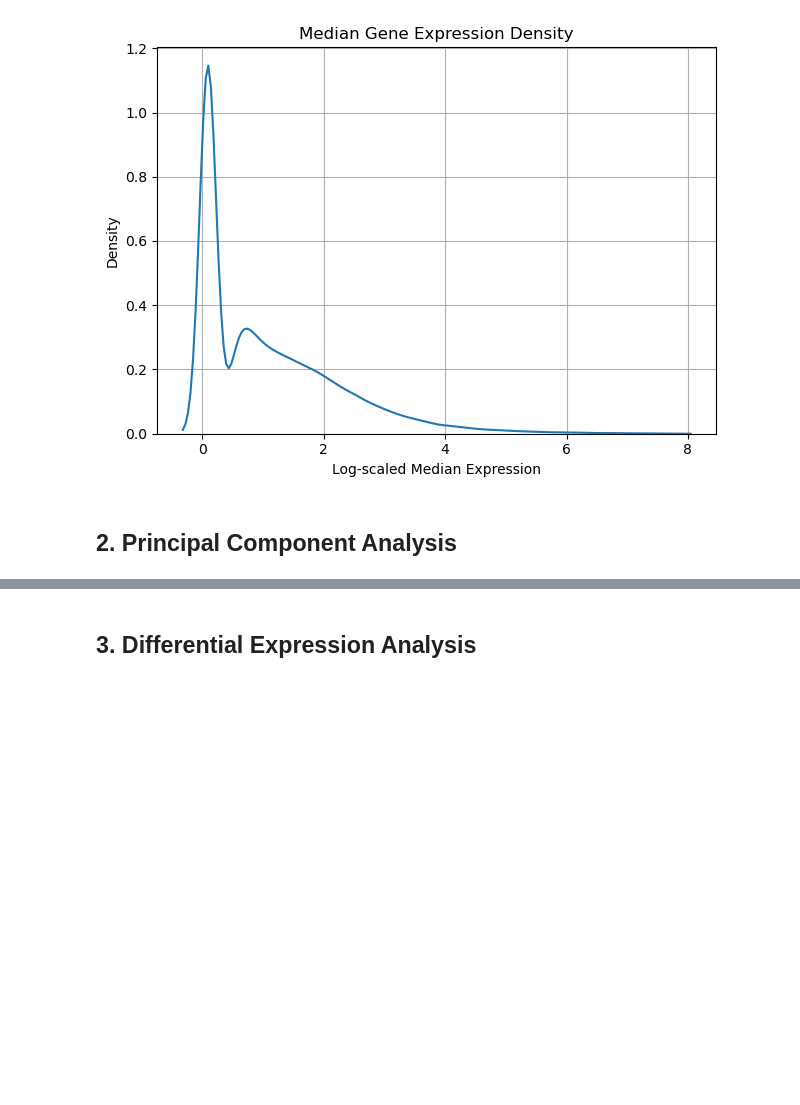
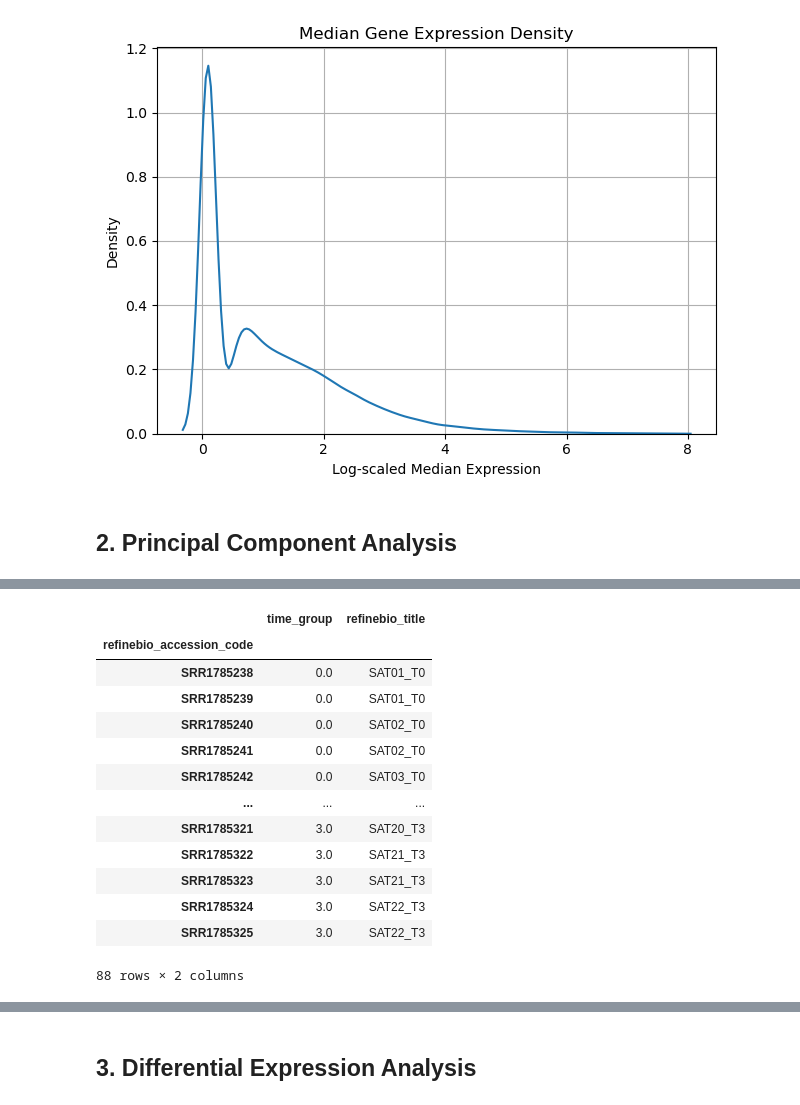
Before and after one commit to jamesh5391/bariatric-rna-seq, a Jupyter notebook: src/main.ipynb, the cells around one changed output, grey strips where cells are left out. Drawn from its saved outputs; the diff is of its cells as text; code cells hidden in the pictures; blank space fills up the shorter version.

```diff
--- a/src/main.ipynb
+++ b/src/main.ipynb
@@ -107,0 +130,28 @@ plt.show()
+# %%
+# Group samples using metadata
+metadata = pd.read_csv('../data/processed/SRP053101/metadata_SRP053101.tsv', sep='\t')
+metadata.head()
+metadata.set_index('refinebio_accession_code', inplace=True)
+df = df[metadata.index]
+
+#Group 0 is before treatment and Group 1 is after treatment
+
+metadata['time_group'] = np.where(metadata['refinebio_title'].str.endswith('T0'), 0,
+                                  np.where(metadata['refinebio_title'].str.endswith('T3'),
+                                           3, np.nan))
+metadata[['time_group', 'refinebio_title']]
+# %% [output]
+|  | time_group | refinebio_title |
+| refinebio_accession_code |  |  |
+| SRR1785238 | 0.0 | SAT01_T0 |
+| SRR1785239 | 0.0 | SAT01_T0 |
+| SRR1785240 | 0.0 | SAT02_T0 |
+| SRR1785241 | 0.0 | SAT02_T0 |
+| SRR1785242 | 0.0 | SAT03_T0 |
+| ... | ... | ... |
+| SRR1785321 | 3.0 | SAT20_T3 |
+| SRR1785322 | 3.0 | SAT21_T3 |
+| SRR1785323 | 3.0 | SAT21_T3 |
+| SRR1785324 | 3.0 | SAT22_T3 |
+| SRR1785325 | 3.0 | SAT22_T3 |
+88 rows × 2 columns
```
Also changed, not shown: parts of 4 cells of this notebook.
